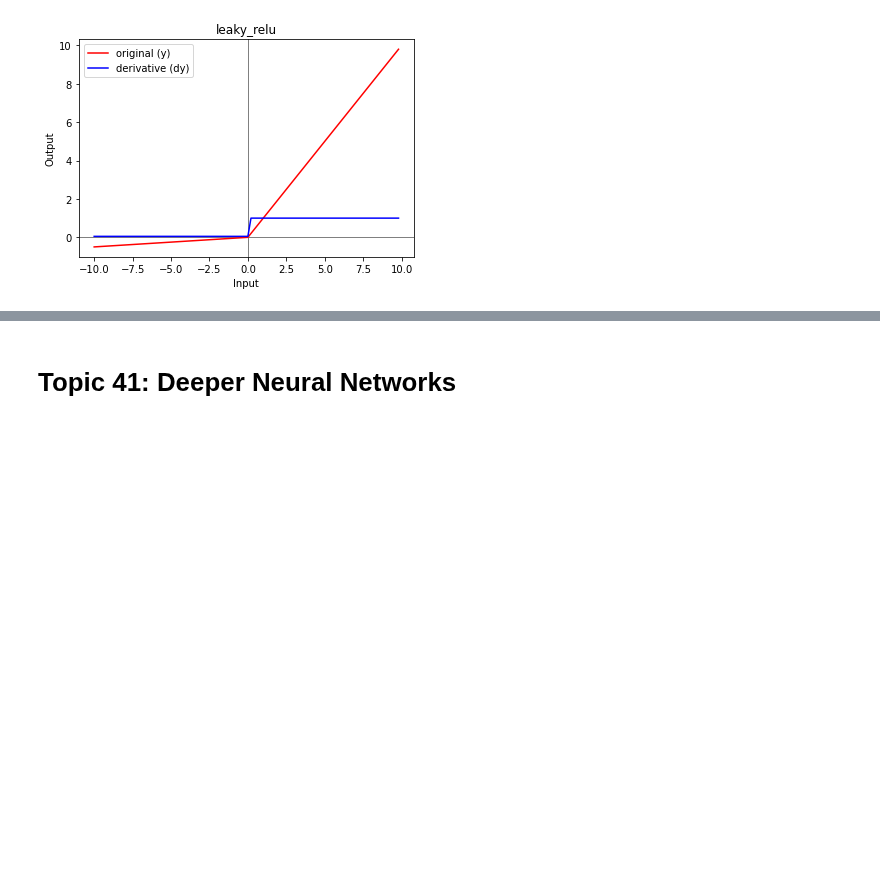
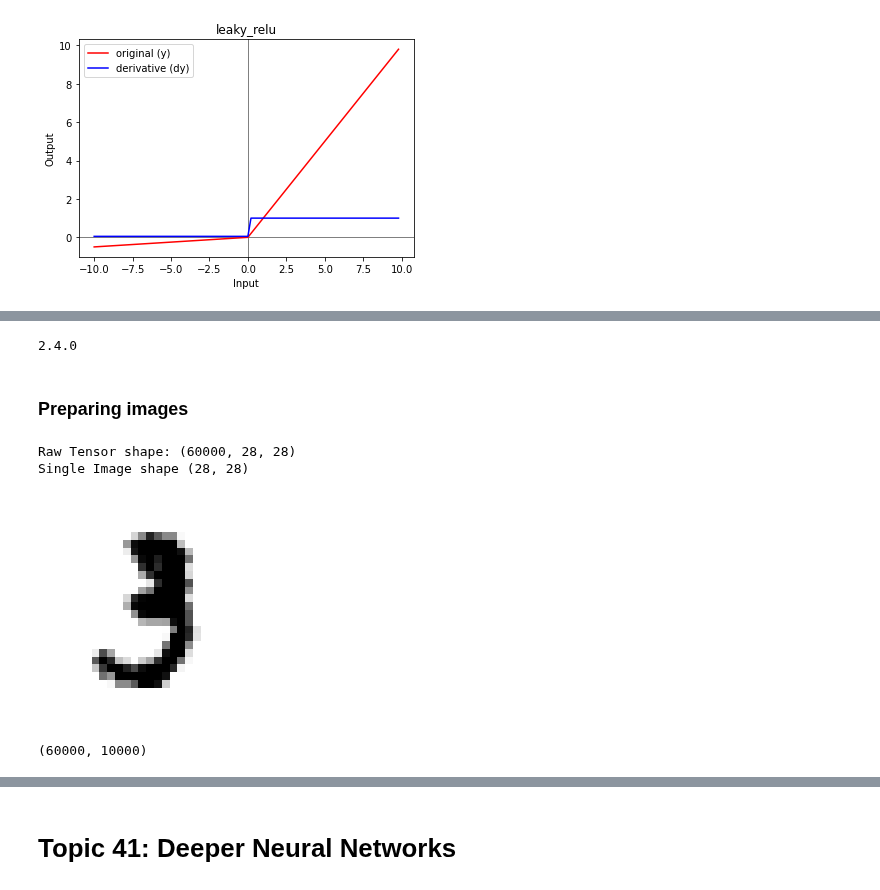
Before and after one commit to flatiron-school/Online-DS-FT-022221-Cohort-Notes, a Jupyter notebook: Phase_4/topic_40-41_neural_networks/instructor/topic_40-41_Artificial_Neural_Networks_v1_instructor.ipynb, the cells around one changed output, grey strips where cells are left out. Cells and saved outputs as stored; diff of their text form; code cells hidden in the pictures; blank space fills up the shorter version.

```diff
--- a/Phase_4/topic_40-41_neural_networks/instructor/topic_40-41_Artificial_Neural_Networks_v1_instructor.ipynb
+++ b/Phase_4/topic_40-41_neural_networks/instructor/topic_40-41_Artificial_Neural_Networks_v1_instructor.ipynb
@@ -715,0 +256,11 @@ plot_activation(leaky_relu)
+# %%
+## Tensorflow imports
+# !pip install -U tensorflow
+import tensorflow as tf
+tf.random.set_seed(321)
+from tensorflow.keras.datasets import mnist
+from tensorflow.keras import layers,optimizers,activations,models
+from tensorflow.keras.utils import to_categorical
+print(tf.__version__)
+# %% [output]
+2.4.0
@@ -715,0 +278,25 @@ plot_activation(leaky_relu)
+# %% [markdown]
+### Preparing images
+# %%
+## Load in the mnist dataset from tensorflow
+(train_images, train_labels), (test_images, test_labels) = mnist.load_data()
+digit = train_images[10] #Select an arbitrary case for our example
+
+#Checking the shape of our tensor (in this case, the image)
+print('Raw Tensor shape:', train_images.shape)
+
+#Now performing some slices of our image:
+print('Single Image shape', train_images[0].shape)
+
+
+plt.imshow(digit, cmap=plt.cm.binary) #Display an example image for context
+plt.axis('off')
+plt.show()
+# %% [output]
+Raw Tensor shape: (60000, 28, 28)
+Single Image shape (28, 28)
+[figure, added]
+# %%
+len(train_images), len(test_images)
+# %% [output]
+(60000, 10000)
```
Also changed, not shown: parts of 127 cells of this notebook, 13 other files.
